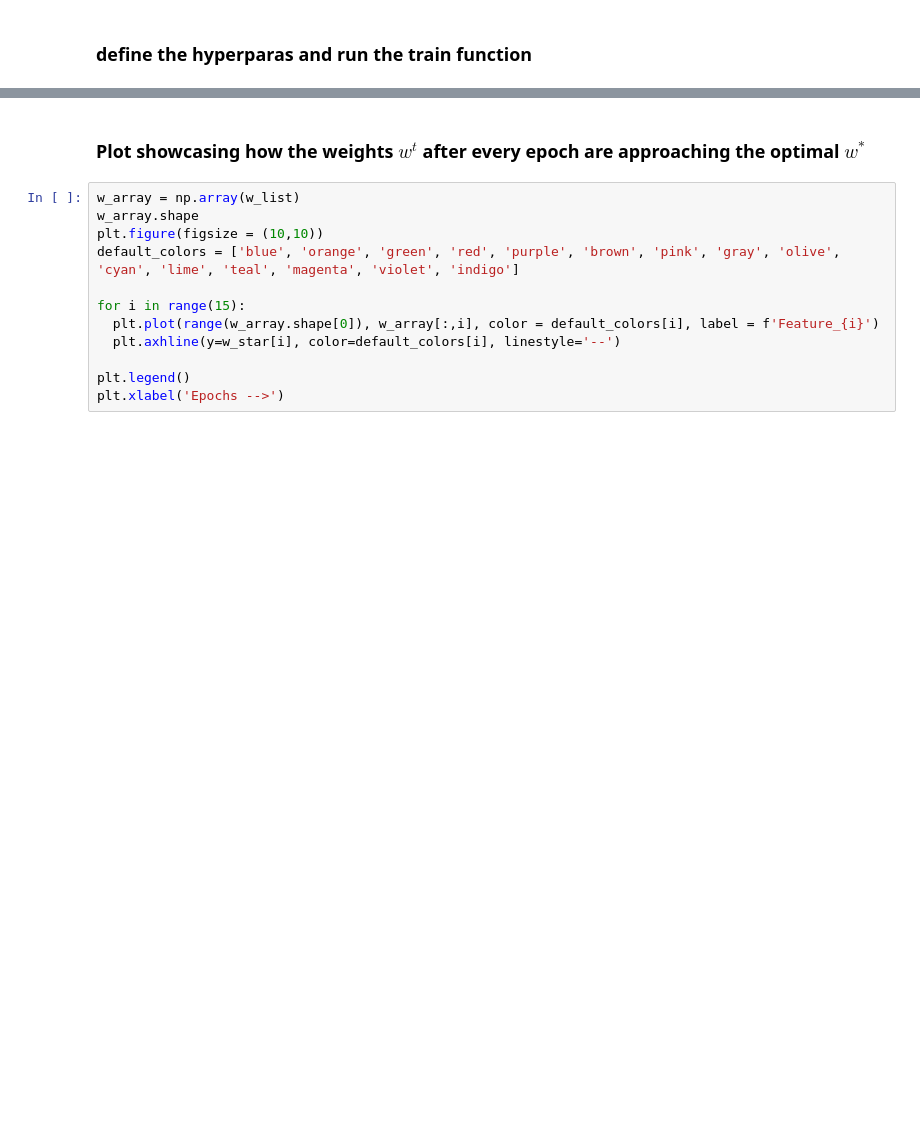
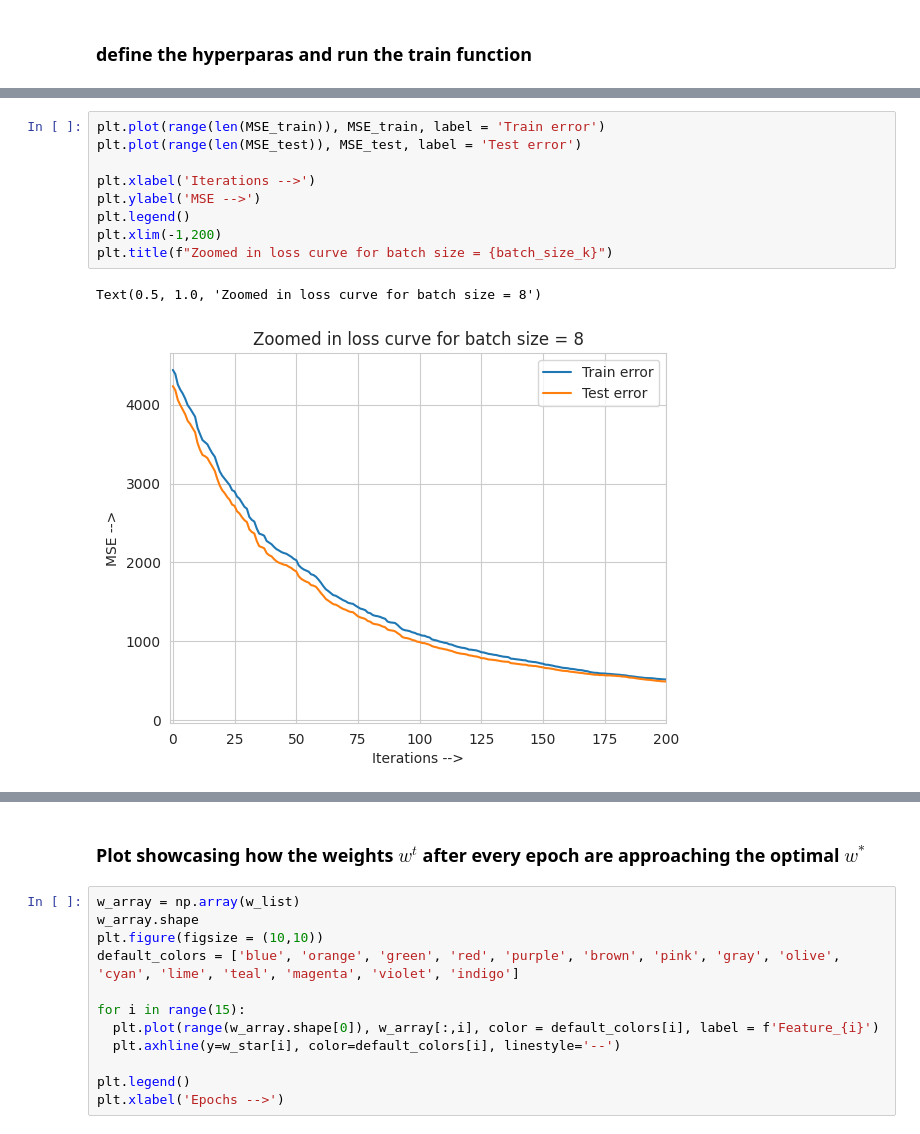
Before and after one commit to siddhant-doshi/Regression_GD, a Jupyter notebook: regression_gradient_descent.ipynb, the cells around one changed output, grey strips where cells are left out. Cells and saved outputs as stored; diff of their text form; blank space fills up the shorter version.

```diff
--- a/regression_gradient_descent.ipynb
+++ b/regression_gradient_descent.ipynb
@@ -394,0 +412,12 @@ plt.legend()
+# %%
+plt.plot(range(len(MSE_train)), MSE_train, label = 'Train error')
+plt.plot(range(len(MSE_test)), MSE_test, label = 'Test error')
+
+plt.xlabel('Iterations -->')
+plt.ylabel('MSE -->')
+plt.legend()
+plt.xlim(-1,200)
+plt.title(f"Zoomed in loss curve for batch size = {batch_size_k}")
+# %% [output]
+Text(0.5, 1.0, 'Zoomed in loss curve for batch size = 8')
+[figure, added]
```
Also changed, not shown: parts of 8 cells of this notebook.
